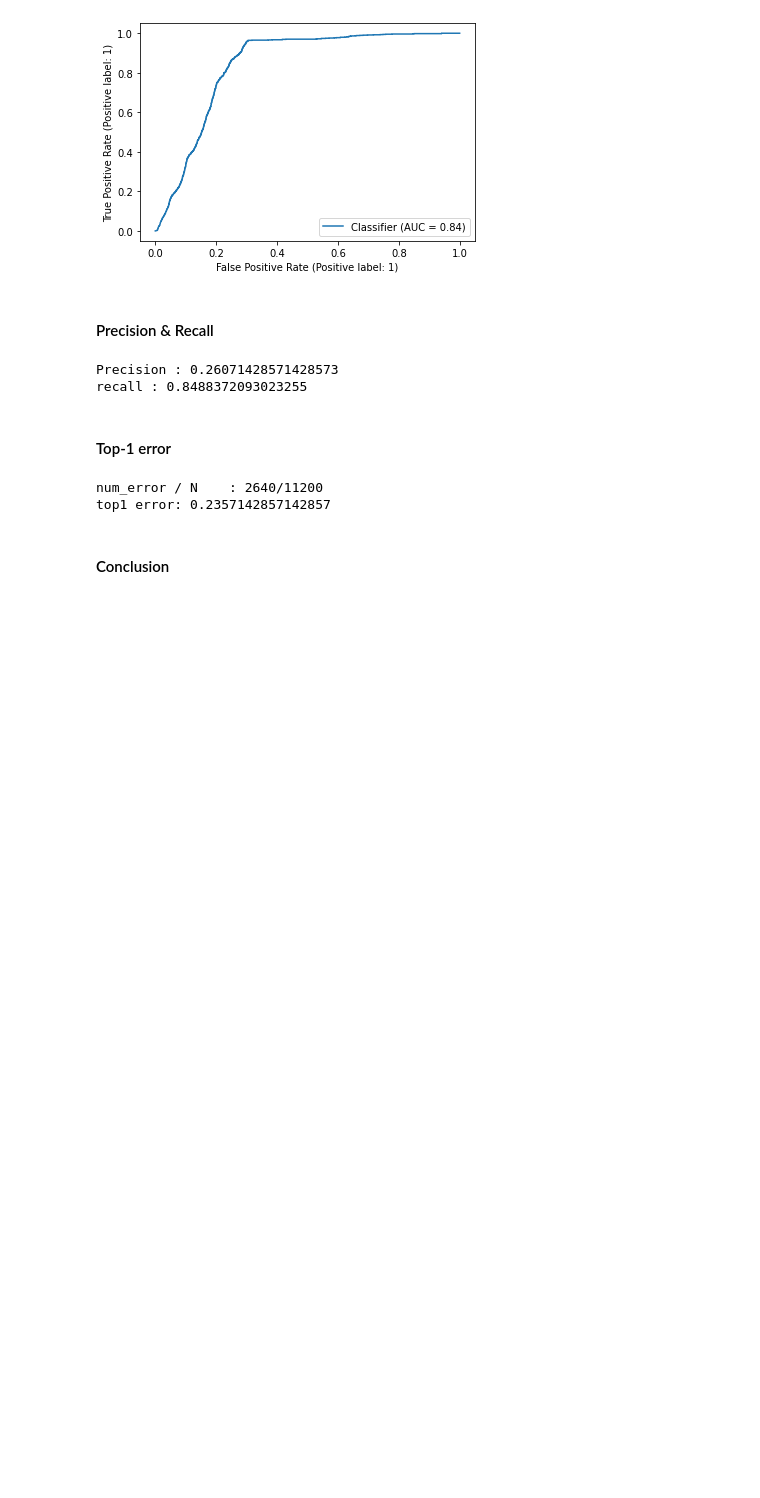
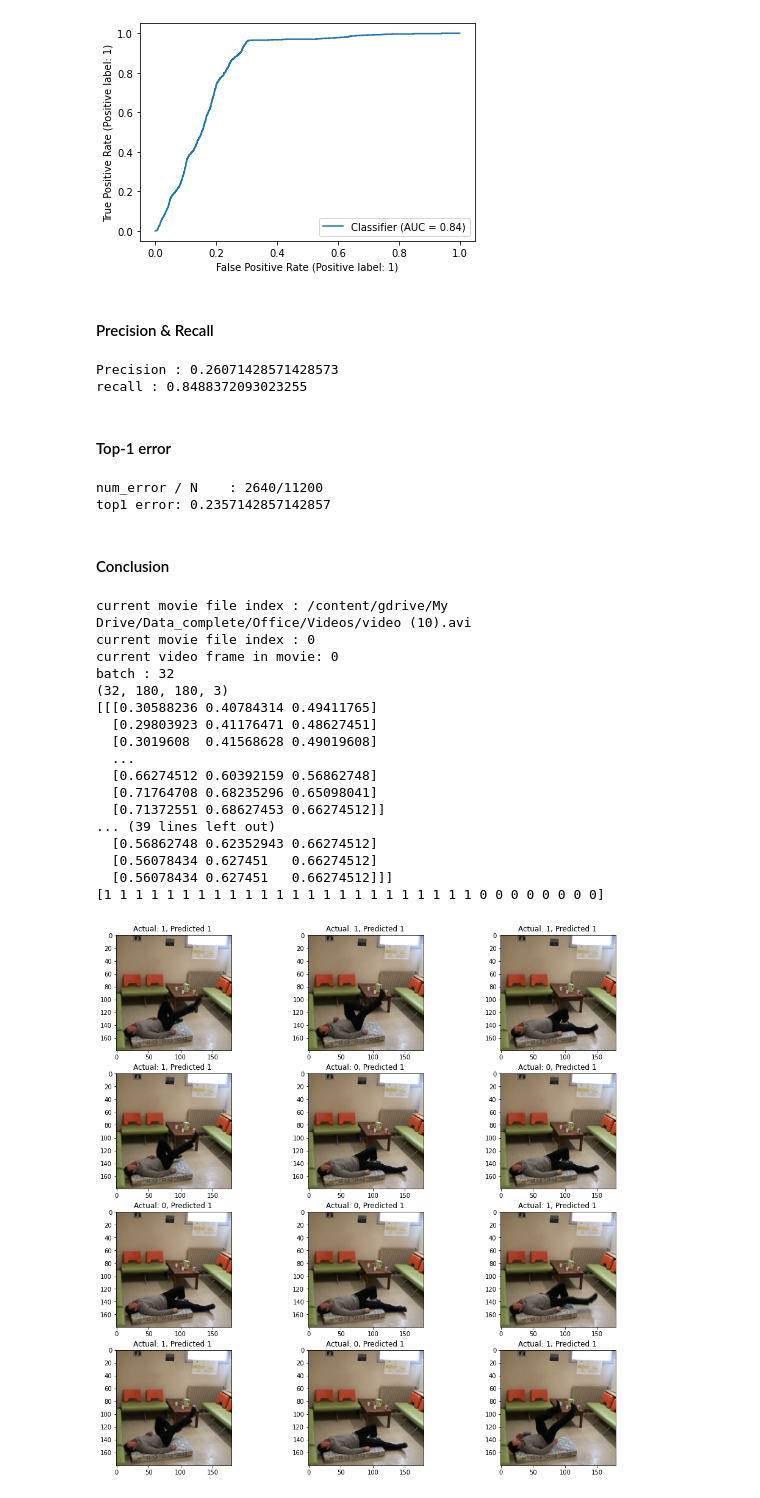
Before and after one commit to antonercool/deep-learning-exam-project, a Jupyter notebook: FallDetector.ipynb, the cells around one changed output. Saved outputs shown, nothing was run; the diff lists cells and outputs as text; code cells hidden in the pictures; blank space fills up the shorter version.

Commit message:
Prediction results

```diff
--- a/FallDetector.ipynb
+++ b/FallDetector.ipynb
@@ -1181,30 +1181,55 @@ top1 error: 0.2357142857142857
 # %%
 from matplotlib import pyplot as plt
 from random import seed
 from random import randint
 
+#validation_generator.reset()
 x,y = validation_generator.__getitem__(3)
 print(f"current movie file index : {training_generator.movie_path_list[training_generator.current_movie_index]}")
 print(f"current movie file index : {training_generator.current_movie_index}")
 print(f"current video frame in movie: {training_generator.current_video_frame}")
 print(f"batch : {len(x)}")
 print(x.shape)
 
-probalitilties = transfer_model_no_bias_w_wights.predict(x,y)
+probalitilties = transfer_model_no_bias_w_wights.predict(x)
 
+x = (x+1)/2
+print(x[1])
 print(y)
 seed(1)
 columns = 3
 rows = 4
 fig = plt.figure(figsize=(16, 16))
 for i in range(1, columns*rows +1):
     value = randint(0, training_generator.batch_size)
     img = x[value]
     b,g,r = cv2.split(img)
     rgb = cv2.merge((r,g,b))
     fig.add_subplot(rows, columns, i)
-    plt.title(f"true class label : {y[value]}")
-    if
+    if probalitilties[i]> 0.5:
+      plt.title(f"Actual: {y[value]}, Predicted 1 ")
+    else:
+       plt.title(f"Actual: {y[value]}, Predicted 0 ")
+
     plt.imshow(rgb)
 
 plt.show()
+# %% [output]
+current movie file index : /content/gdrive/My Drive/Data_complete/Office/Videos/video (10).avi
+current movie file index : 0
+current video frame in movie: 0
+batch : 32
+(32, 180, 180, 3)
+[[[0.30588236 0.40784314 0.49411765]
+  [0.29803923 0.41176471 0.48627451]
+  [0.3019608  0.41568628 0.49019608]
+  ...
+  [0.66274512 0.60392159 0.56862748]
+  [0.71764708 0.68235296 0.65098041]
+  [0.71372551 0.68627453 0.66274512]]
+... (39 lines left out)
+  [0.56862748 0.62352943 0.66274512]
+  [0.56078434 0.627451   0.66274512]
+  [0.56078434 0.627451   0.66274512]]]
+[1 1 1 1 1 1 1 1 1 1 1 1 1 1 1 1 1 1 1 1 1 1 1 1 0 0 0 0 0 0 0 0]
+[figure, added]
```
